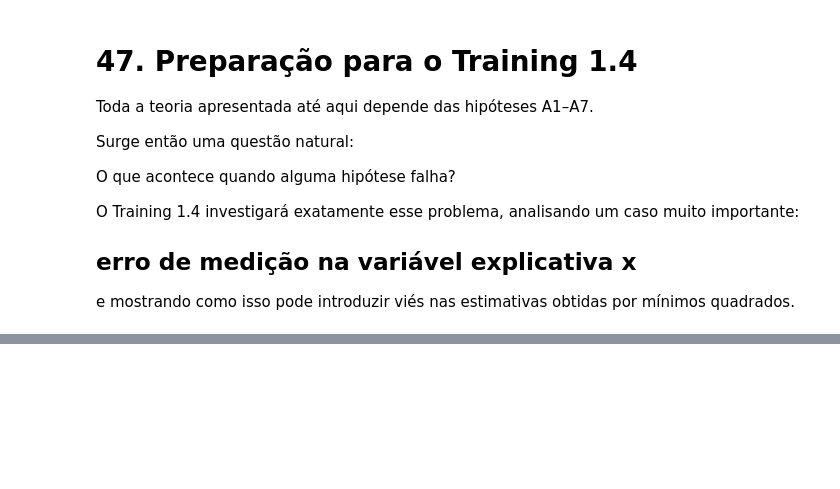
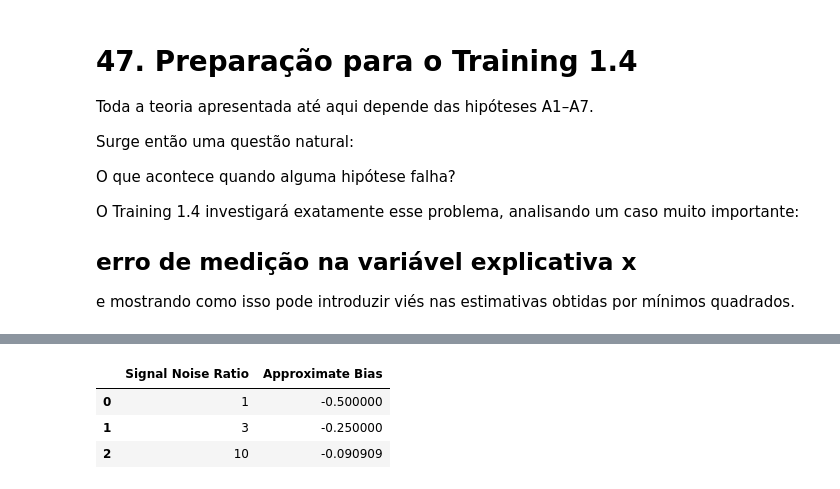
Before and after one commit to IncomeView/erasmus-econometrics, a Jupyter notebook: notebooks/1.4.evaluation_simple_regression.ipynb, the cells around one changed output, grey strips where cells are left out. Drawn from its saved outputs; the diff is of its cells as text; code cells hidden in the pictures; blank space fills up the shorter version.

```diff
--- a/notebooks/1.4.evaluation_simple_regression.ipynb
+++ b/notebooks/1.4.evaluation_simple_regression.ipynb
@@ -1515,0 +1967,26 @@ nas estimativas obtidas por mínimos quadrados.
+# %%
+import pandas as pd
+
+beta = 1
+
+sn_values = [1, 3, 10]
+
+results = []
+
+for sn in sn_values:
+
+    bias = -(beta)/(sn + 1)
+
+    results.append(
+        {
+            "Signal Noise Ratio": sn,
+            "Approximate Bias": bias
+        }
+    )
+
+pd.DataFrame(results)
+# %% [output]
+|  | Signal Noise Ratio | Approximate Bias |
+| 0 | 1 | -0.500000 |
+| 1 | 3 | -0.250000 |
+| 2 | 10 | -0.090909 |
```
Also changed, not shown: parts of 54 cells of this notebook, 2 other files.
